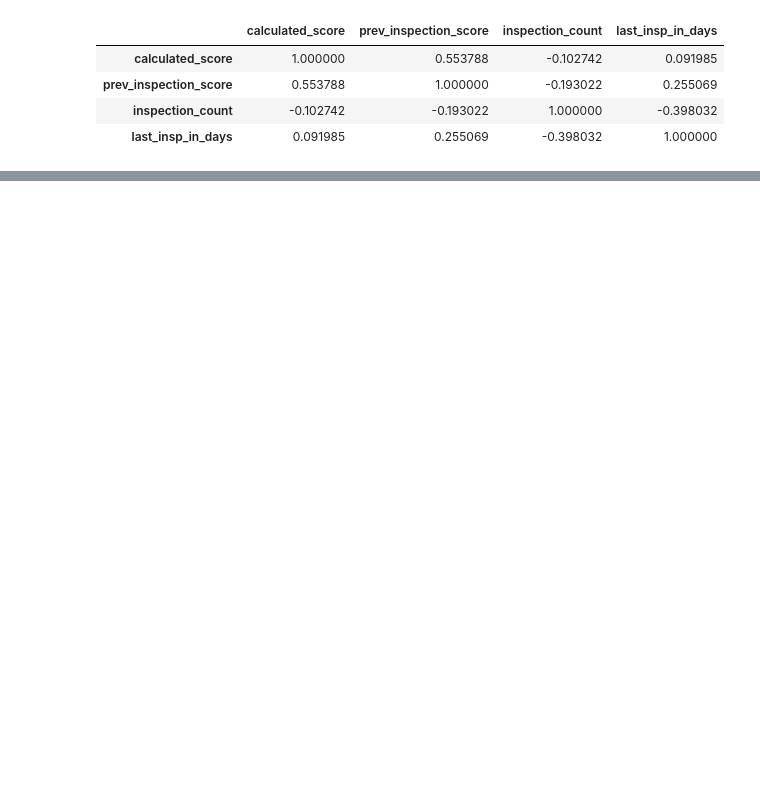
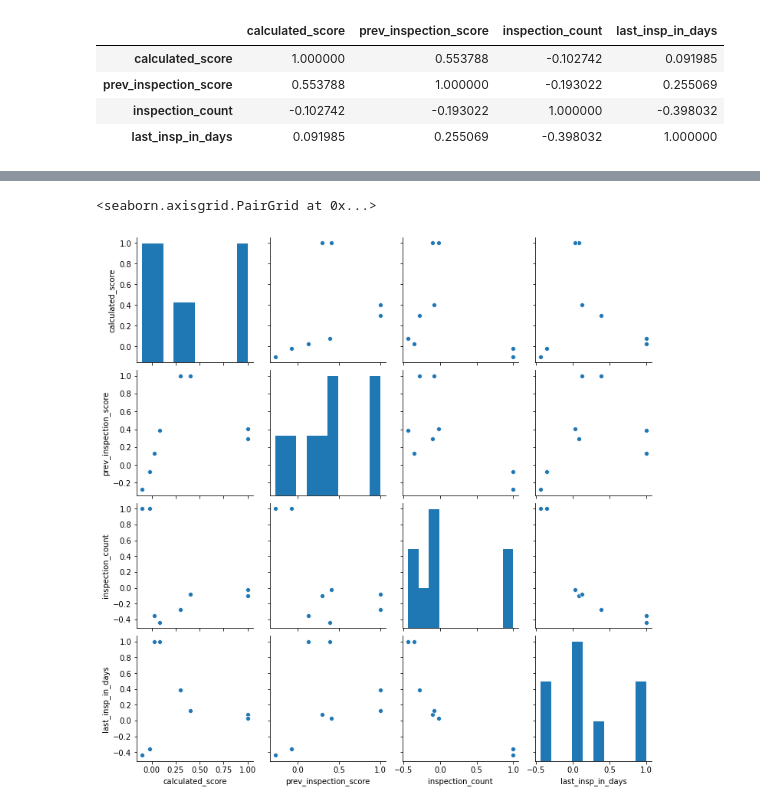
Before and after one commit to BLGreenspan/Capstone, a Jupyter notebook: Capstone Code.ipynb, the cells around one changed output, grey strips where cells are left out. Cells and saved outputs as stored; diff of their text form; code cells hidden in the pictures; blank space fills up the shorter version.

```diff
--- a/Capstone Code.ipynb
+++ b/Capstone Code.ipynb
@@ -336,0 +348,5 @@ df.corr()
+# %%
+sns.pairplot(df.groupby(df['letter_grade'] == 'A').corr())
+# %% [output]
+<seaborn.axisgrid.PairGrid at 0x...>
+[figure, added]
```
Also changed, not shown: parts of 28 cells of this notebook.
